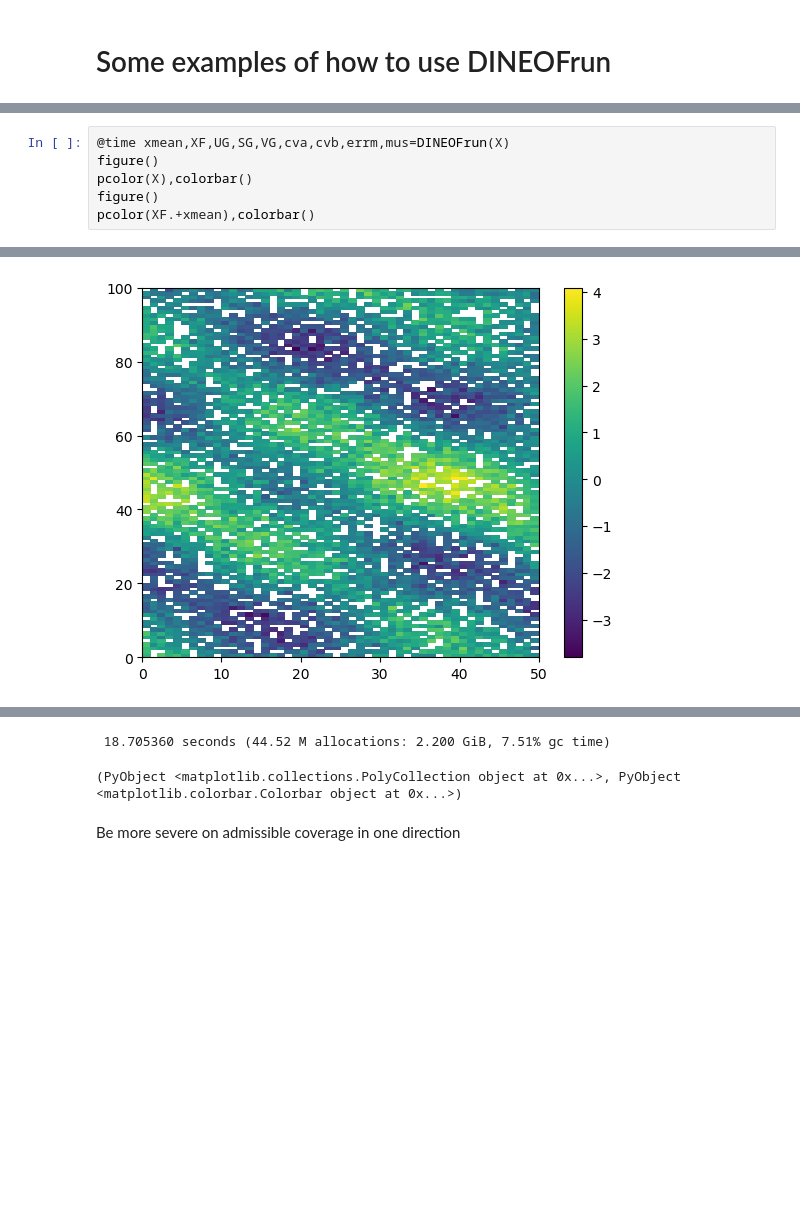
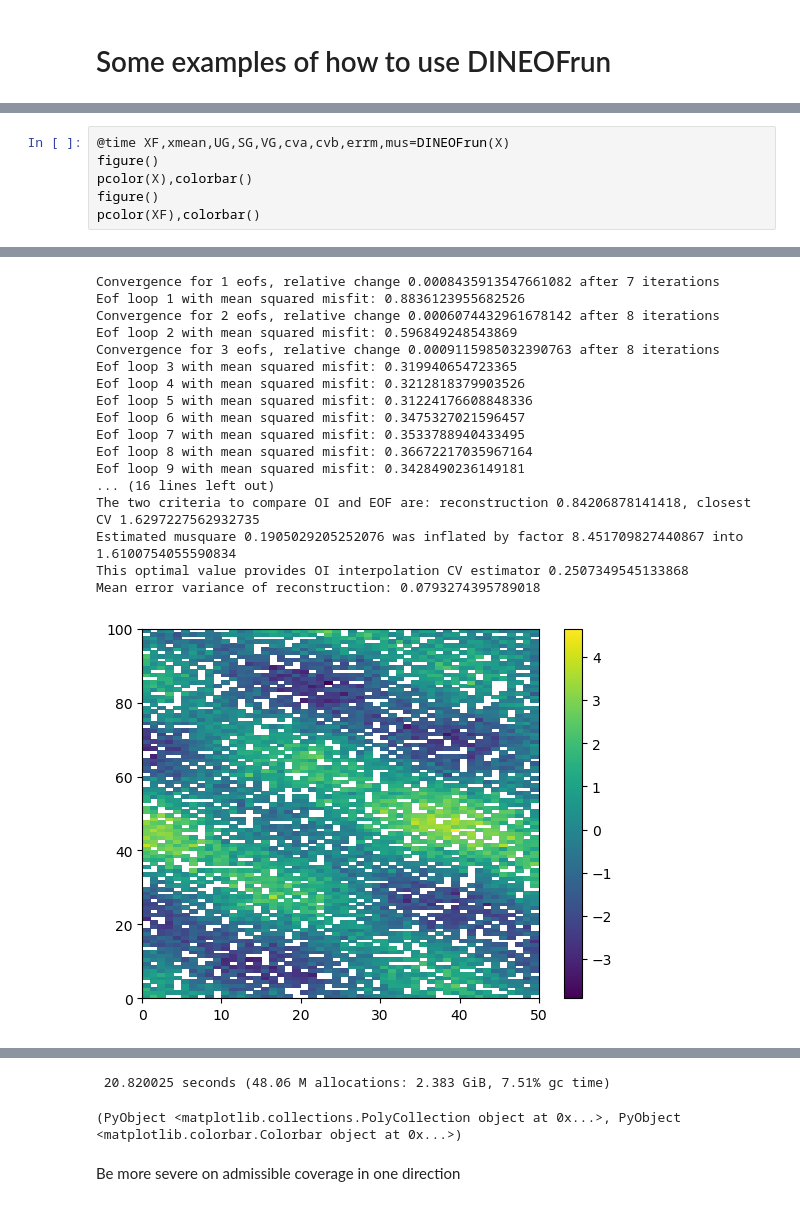
Before and after one commit to jmbeckers/DINEOF.jl, a Jupyter notebook: notebooks/DINEOFtestRUN.ipynb, the cells around one changed output, grey strips where cells are left out. Cells and saved outputs as stored; diff of their text form; blank space fills up the shorter version.

```diff
--- a/notebooks/DINEOFtestRUN.ipynb
+++ b/notebooks/DINEOFtestRUN.ipynb
@@ -101,8 +98,8 @@ pcolor(X),colorbar()
 (PyObject <matplotlib.collections.PolyCollection object at 0x...>, PyObject <matplotlib.colorbar.Colorbar object at 0x...>)
 # %%
-@time xmean,XF,UG,SG,VG,cva,cvb,errm,mus=DINEOFrun(X)
+@time XF,xmean,UG,SG,VG,cva,cvb,errm,mus=DINEOFrun(X)
 figure()
 pcolor(X),colorbar()
 figure()
-pcolor(XF.+xmean),colorbar()
+pcolor(XF),colorbar()
 # %% [output]
@@ -126 +117,18 @@ Mean error variance of reconstruction: 0.032531535817856845
+Convergence for 1 eofs, relative change 0.0008435913547661082 after 7 iterations
+Eof loop 1 with mean squared misfit: 0.8836123955682526
+Convergence for 2 eofs, relative change 0.0006074432961678142 after 8 iterations
+Eof loop 2 with mean squared misfit: 0.596849248543869
+Convergence for 3 eofs, relative change 0.0009115985032390763 after 8 iterations
+Eof loop 3 with mean squared misfit: 0.319940654723365
+Eof loop 4 with mean squared misfit: 0.3212818379903526
+Eof loop 5 with mean squared misfit: 0.31224176608848336
+Eof loop 6 with mean squared misfit: 0.3475327021596457
+Eof loop 7 with mean squared misfit: 0.3533788940433495
+Eof loop 8 with mean squared misfit: 0.36672217035967164
+Eof loop 9 with mean squared misfit: 0.3428490236149181
+... (16 lines left out)
+The two criteria to compare OI and EOF are: reconstruction 0.84206878141418, closest CV 1.6297227562932735
+Estimated musquare 0.1905029205252076 was inflated by factor 8.451709827440867 into 1.6100754055590834
+This optimal value provides OI interpolation CV estimator 0.2507349545133868
+Mean error variance of reconstruction: 0.0793274395789018
-[figure, old version]
+[figure, new version]
@@ -128,5 +136,5 @@ Mean error variance of reconstruction: 0.032531535817856845
- 18.705360 seconds (44.52 M allocations: 2.200 GiB, 7.51% gc time)
-(PyObject <matplotlib.collections.PolyCollection object at 0x...>, PyObject <matplotlib.colorbar.Colorbar object at 0x...>)
+ 20.820025 seconds (48.06 M allocations: 2.383 GiB, 7.51% gc time)
+(PyObject <matplotlib.collections.PolyCollection object at 0x...>, PyObject <matplotlib.colorbar.Colorbar object at 0x...>)
 # %% [markdown]
 Be more severe on admissible coverage in one direction
 # %%
```
Also changed, not shown: parts of 13 cells of this notebook, 4 other files.
